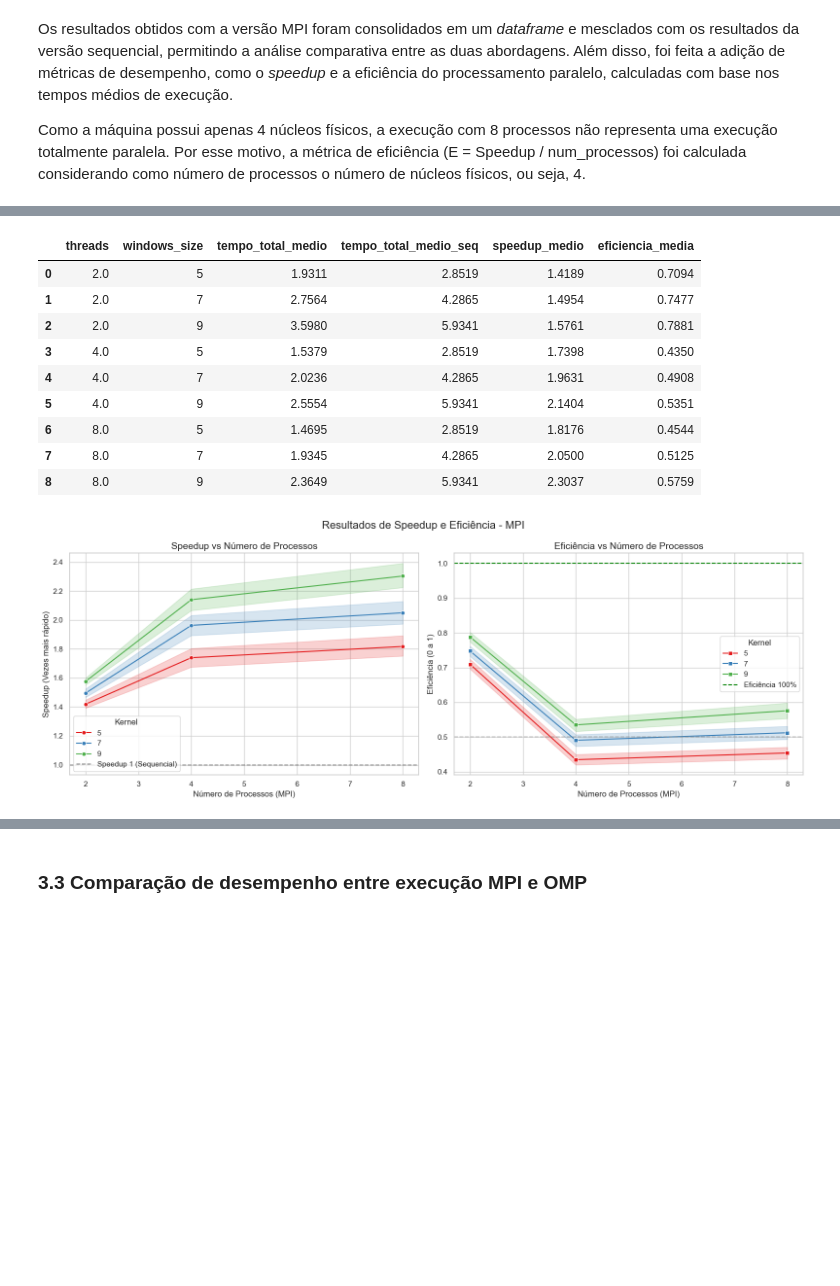
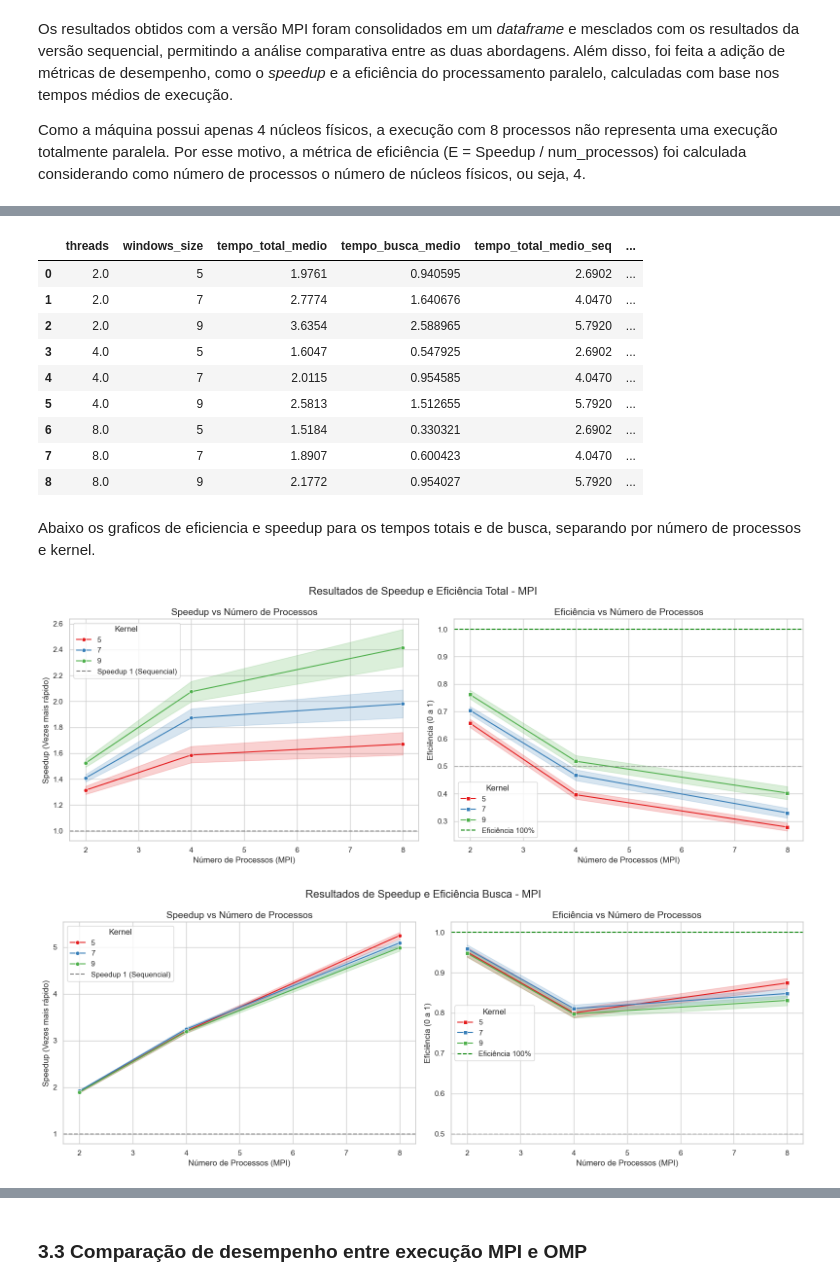
Before and after one commit to everaldina/processamento-paralelo, a Jupyter notebook: notebooks/mpi_parallel.ipynb, the cells around one changed output, grey strips where cells are left out. Cells and saved outputs as stored; diff of their text form; code cells hidden in the pictures; blank space fills up the shorter version.

```diff
--- a/notebooks/mpi_parallel.ipynb
+++ b/notebooks/mpi_parallel.ipynb
@@ -95,7 +102,7 @@ A comparação foi realizada utilizando o *script* `notebooks/corretude.py`, que
 3. Os valores máximos de SSIM são iguais ou muito próximos entre as duas versões, considerando uma tolerância padrão de 1e-25.
 # %%
 # Lendo logs sequenciais
-file_path = os.path.join('..', 'output', 'sequencial.txt')
+file_path = os.path.join('..', 'output', 'sequencial_pc.txt')
 if os.path.exists(file_path):
     with open(file_path, 'r') as f:
         log_content = f.read()
@@ -103,6 +110,14 @@ if os.path.exists(file_path):
     df_seq = pd.DataFrame(sequencial)
 else:
     print(f"Arquivo {file_path} não encontrado.")
+# %%
+df_seq = df_seq[df_seq['windows_size'].isin(['5', '7', '9'])]
+mask_val = df_seq['id'].str.contains('VA')
+df_val = df_seq[mask_val]
+df_non_val = df_seq[~mask_val]
+df_non_val = df_non_val[~df_non_val['id'].str.contains('V2')]
+df_seq_trimmed = pd.concat([df_val, df_non_val], ignore_index=True)
+df_seq = df_seq_trimmed
 # %%
 df_seq['threads'] = None
 df_seq['type'] = 'sequencial'
@@ -233,7 +248,7 @@ Como a máquina possui apenas 4 núcleos físicos, a execução com 8 processos
 # %%
 # separacao de dados sequenciais
 df_seq = df_medio[df_medio['type'] == 'sequencial'].copy()
-df_seq = df_seq[['id', 'tempo_total', 'windows_size', 'cortes']].rename(columns={'tempo_total': 'tempo_total_seq'})
+df_seq = df_seq[['id', 'tempo_total', 'windows_size', 'cortes', 'tempo_busca']].rename(columns={'tempo_total': 'tempo_total_seq', 'tempo_busca': 'tempo_busca_seq'})
 
 # separacao de dados paralelos
 df_par = df_medio[df_medio['type'] != 'sequencial'].copy()
@@ -243,8 +258,12 @@ df_analise = df_par.merge(df_seq, on=['id', 'windows_size', 'cortes'], how='inne
 
 # calculo de speedup e eficiencia
 df_analise['speedup_total'] = df_analise['tempo_total_seq'] / df_analise['tempo_total']
-df_analise['eficiencia'] = df_analise['speedup_total'] / df_analise['threads']
-df_analise.loc[df_analise['threads'] > NUCLEOS_FISICOS, 'eficiencia'] = df_analise[df_analise['threads'] > NUCLEOS_FISICOS]['speedup_total'] / NUCLEOS_FISICOS
+df_analise['eficiencia_total'] = df_analise['speedup_total'] / df_analise['threads']
+df_analise.loc[df_analise['threads'] > NUCLEOS_FISICOS, 'eficiencia_total'] = df_analise[df_analise['threads'] > NUCLEOS_FISICOS]['speedup_total'] / NUCLEOS_FISICOS
+
+df_analise['speedup_busca'] = df_analise['tempo_busca_seq'] / df_analise['tempo_busca']
+df_analise['eficiencia_busca'] = df_analise['speedup_busca'] / df_analise['threads']
+df_analise.loc[df_analise['threads'] > NUCLEOS_FISICOS, 'eficiencia_busca'] = df_analise[df_analise['threads'] > NUCLEOS_FISICOS]['speedup_busca'] / NUCLEOS_FISICOS
 # %% [markdown]
 Abaixo é possível visualizar a tabela com os resultados de desempenho da versão MPI. Em todos os casos, um maior número de processos resultou em redução do tempo de execução e, consequentemente, em aumento do *speedup*, indicando que não foi alcançado o teto de ganho de desempenho para a paralelização.
 
@@ -254,39 +275,44 @@ O máximo de speedup obtido foi de **2.3x** para o kernel 9 com 8 processos. O t
 # %%
 resumo_by_kernel = df_analise.groupby(['threads', 'windows_size']).agg(
     tempo_total_medio=('tempo_total', 'mean'),
+    tempo_busca_medio=('tempo_busca', 'mean'),
     tempo_total_medio_seq=('tempo_total_seq', 'mean'),
-    speedup_medio=('speedup_total', 'mean'),
-    eficiencia_media=('eficiencia', 'mean')
+    tempo_busca_medio_seq=('tempo_busca_seq', 'mean'),
+    speedup_medio_total=('speedup_total', 'mean'),
+    eficiencia_media_total=('eficiencia_total', 'mean'),
+    speedup_medio_busca=('speedup_busca', 'mean'),
+    eficiencia_media_busca=('eficiencia_busca', 'mean')
 ).reset_index()
 
-resumo_by_kernel['speedup_medio'] = resumo_by_kernel['speedup_medio'].round(4)
+resumo_by_kernel['speedup_medio_total'] = resumo_by_kernel['speedup_medio_total'].round(4)
 resumo_by_kernel['tempo_total_medio'] = resumo_by_kernel['tempo_total_medio'].round(4)
 resumo_by_kernel['tempo_total_medio_seq'] = resumo_by_kernel['tempo_total_medio_seq'].round(4)
-resumo_by_kernel['eficiencia_media'] = resumo_by_kernel['eficiencia_media'].round(4)
+resumo_by_kernel['eficiencia_media_total'] = resumo_by_kernel['eficiencia_media_total'].round(4)
 
 
 resumo_by_kernel.sort_values(by=['threads', 'windows_size'])
 # %% [output]
-|  | threads | windows_size | tempo_total_medio | tempo_total_medio_seq | speedup_medio | eficiencia_media |
-| 0 | 2.0 | 5 | 1.9311 | 2.8519 | 1.4189 | 0.7094 |
-| 1 | 2.0 | 7 | 2.7564 | 4.2865 | 1.4954 | 0.7477 |
-| 2 | 2.0 | 9 | 3.5980 | 5.9341 | 1.5761 | 0.7881 |
-| 3 | 4.0 | 5 | 1.5379 | 2.8519 | 1.7398 | 0.4350 |
-| 4 | 4.0 | 7 | 2.0236 | 4.2865 | 1.9631 | 0.4908 |
-| 5 | 4.0 | 9 | 2.5554 | 5.9341 | 2.1404 | 0.5351 |
-| 6 | 8.0 | 5 | 1.4695 | 2.8519 | 1.8176 | 0.4544 |
-| 7 | 8.0 | 7 | 1.9345 | 4.2865 | 2.0500 | 0.5125 |
-| 8 | 8.0 | 9 | 2.3649 | 5.9341 | 2.3037 | 0.5759 |
+|  | threads | windows_size | tempo_total_medio | tempo_busca_medio | tempo_total_medio_seq | ... |
+| 0 | 2.0 | 5 | 1.9761 | 0.940595 | 2.6902 | ... |
+| 1 | 2.0 | 7 | 2.7774 | 1.640676 | 4.0470 | ... |
+| 2 | 2.0 | 9 | 3.6354 | 2.588965 | 5.7920 | ... |
+| 3 | 4.0 | 5 | 1.6047 | 0.547925 | 2.6902 | ... |
+| 4 | 4.0 | 7 | 2.0115 | 0.954585 | 4.0470 | ... |
+| 5 | 4.0 | 9 | 2.5813 | 1.512655 | 5.7920 | ... |
+| 6 | 8.0 | 5 | 1.5184 | 0.330321 | 2.6902 | ... |
+| 7 | 8.0 | 7 | 1.8907 | 0.600423 | 4.0470 | ... |
+| 8 | 8.0 | 9 | 2.1772 | 0.954027 | 5.7920 | ... |
 # %%
-def plot_threads_comparison(df: pd.DataFrame) -> None:
+def plot_threads_comparison(df: pd.DataFrame, type: str = 'total') -> None:
     fig, axes = plt.subplots(1, 2, figsize=(16, 6))
 
-    fig.suptitle('Resultados de Speedup e Eficiência - MPI', fontsize=16)
+
+    fig.suptitle(f'Resultados de Speedup e Eficiência {type.capitalize()} - MPI', fontsize=16)
 
     sns.lineplot(
         data=df,
         x='threads',
-        y='speedup_total',
+        y=f'speedup_{type}',
         hue='windows_size',
         marker='o',
         palette='Set1',
@@ -301,7 +327,7 @@ def plot_threads_comparison(df: pd.DataFrame) -> None:
     sns.lineplot(
         data=df,
         x='threads',
-        y='eficiencia',
+        y=f'eficiencia_{type}',
         hue='windows_size',
         palette='Set1',
         marker='s',
@@ -316,7 +342,11 @@ def plot_threads_comparison(df: pd.DataFrame) -> None:
 
     plt.tight_layout()
     plt.show()
+# %% [markdown]
+Abaixo os graficos de eficiencia e speedup para os tempos totais e de busca, separando por número de processos e kernel.
 # %%
-plot_threads_comparison(df_analise)
+plot_threads_comparison(df_analise, type='total')
+plot_threads_comparison(df_analise, type='busca')
 # %% [output]
-[figure, old version]
+[figure, new version]
+[figure, added]
```
Also changed, not shown: parts of 12 cells of this notebook, 7 other files.
